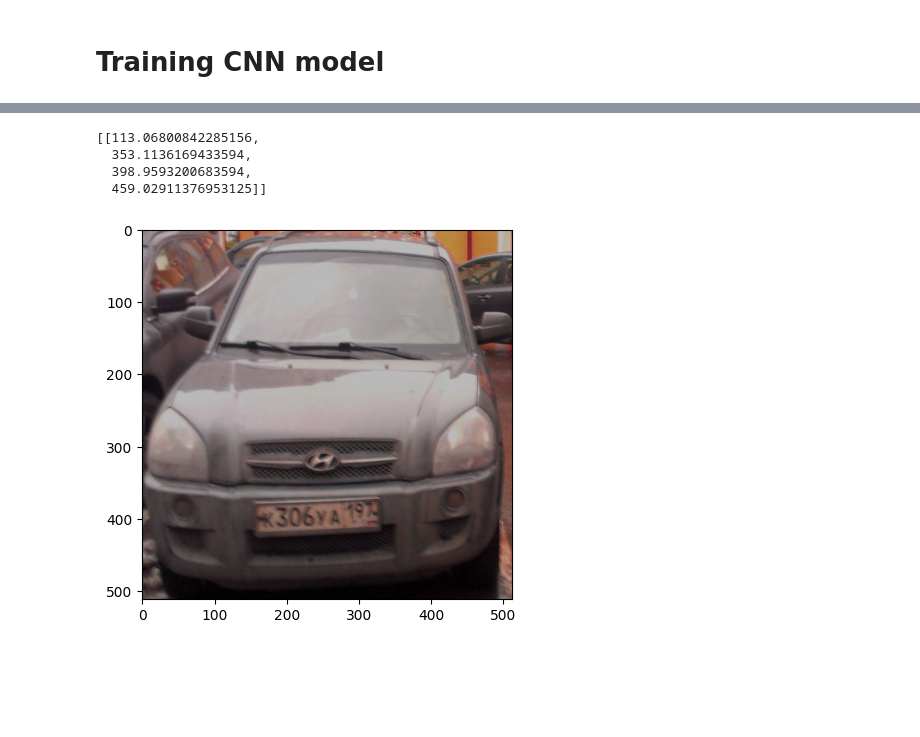
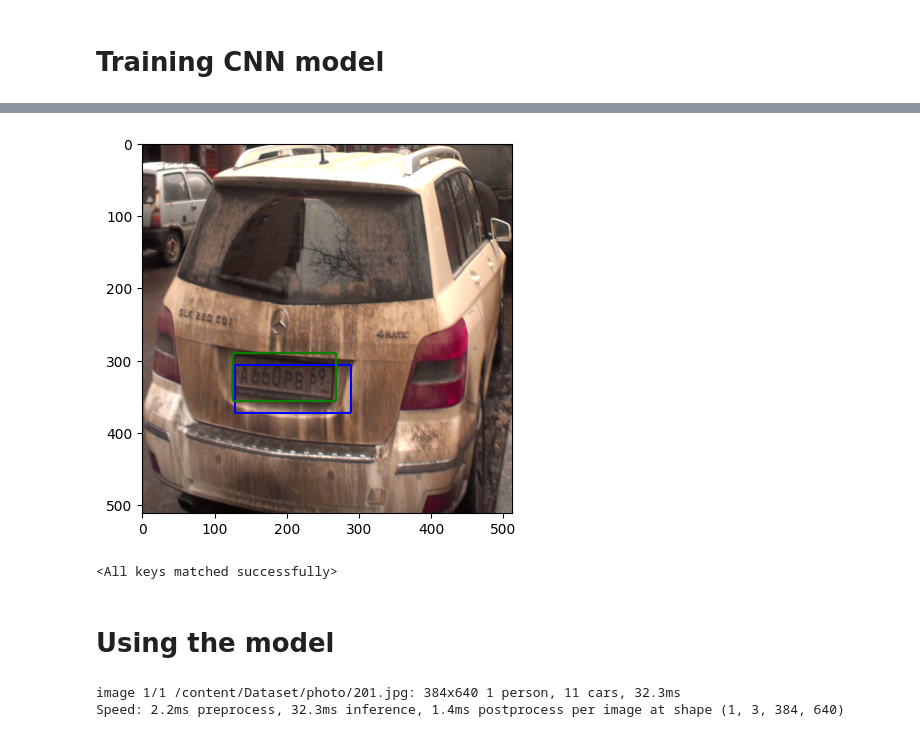
Before and after one commit to sodeeplearning/Net-Nomera, a Jupyter notebook: YOLO_with_CNN.ipynb, the cells around one changed output, grey strips where cells are left out. Cells and saved outputs as stored; diff of their text form; code cells hidden in the pictures; blank space fills up the shorter version.

```diff
--- a/YOLO_with_CNN.ipynb
+++ b/YOLO_with_CNN.ipynb
@@ -240,5 +251,5 @@ torch.Size([930, 3, 512, 512])
 # %%
-train_images = augmented_images_dataset[:800]
-val_images = augmented_images_dataset[800:]
+train_images = augmented_images_dataset[:160 * multy_factor]
+val_images = augmented_images_dataset[160 * multy_factor:]
 train_bboxes = bboxes_dataset[:160]
 val_bboxes = bboxes_dataset[160:]
@@ -387,20 +401,0 @@ for epoch in range(1, num_of_epochs + 1):
-# %%
-def cnn_pred(image):
-  cnn_model.load_state_dict(torch.load("best_weights.pt"))
-  cnn_model.train()
-  annotator = sv.BoxAnnotator()
-  transform = transforms.Resize((512, 512))
-  to_pil = transforms.ToPILImage()
-
-  image_tensor = transform(image.unsqueeze(0)).to(device)
-  coordinates = (cnn_model(image_tensor) * 512).tolist()
-  ST.imshow(image)
-  return coordinates
-# %%
-cnn_pred(val_images[1])
-# %% [output]
-[[113.06800842285156,
-  353.1136169433594,
-  398.9593200683594,
-  459.02911376953125]]
-[figure, removed]
@@ -406,0 +411,39 @@ cnn_pred(val_images[1])
+# %%
+def cnn_pred(image_id, color_pred = 'blue', color_right = 'green'):
+  #cnn_model.load_state_dict(torch.load("best_weights.pt"))
+  image = val_images[image_id]
+  #image = adjust_image(val_images[image_id])
+  cnn_model.train()
+  annotator = sv.BoxAnnotator()
+  transform = transforms.Resize((512, 512))
+  to_pil = transforms.ToPILImage()
+
+  image_tensor = transform(image.unsqueeze(0)).to(device)
+  coordinates = (cnn_model(image_tensor)).tolist()
+  rx0, ry0, rx1, ry1 = val_bboxes[image_id // multy_factor].clone()
+
+  x0, y0, x1, y1 = coordinates[0]
+  x_min = min(x0, x1)
+  x_max = max(x0, x1)
+  y_min = min(y0, y1)
+  y_max = max(y0, y1)
+  ST.imshow(image)
+  plt.vlines(x_min, y_min, y_max, color=color_pred)
+  plt.vlines(x_max, y_max, y_min, color=color_pred)
+  plt.hlines(y_min, x_min, x_max, color=color_pred)
+  plt.hlines(y_max, x_max, x_min, color=color_pred)
+
+  plt.vlines(rx0, ry0, ry1, color=color_right)
+  plt.vlines(rx1, ry1, ry0, color=color_right)
+  plt.hlines(ry0, rx0, rx1, color=color_right)
+  plt.hlines(ry1, rx1, rx0, color=color_right)
+
+  return coordinates
+
+pred_bboxes_s = cnn_pred(160)
+# %% [output]
+[figure, added]
+# %%
+cnn_model.load_state_dict(torch.load("drive/MyDrive/weights_800.pt"))
+# %% [output]
+<All keys matched successfully>
@@ -406,0 +454,2 @@ cnn_pred(val_images[1])
+# %% [markdown]
+# Using the model
@@ -406,0 +528,5 @@ cnn_pred(val_images[1])
+# %%
+images, bboxes = number_detector.image_pred("Dataset/photo/201.jpg")
+# %% [output]
+image 1/1 /content/Dataset/photo/201.jpg: 384x640 1 person, 11 cars, 32.3ms
+Speed: 2.2ms preprocess, 32.3ms inference, 1.4ms postprocess per image at shape (1, 3, 384, 640)
```
Also changed, not shown: parts of 26 cells of this notebook, 4 other files.
